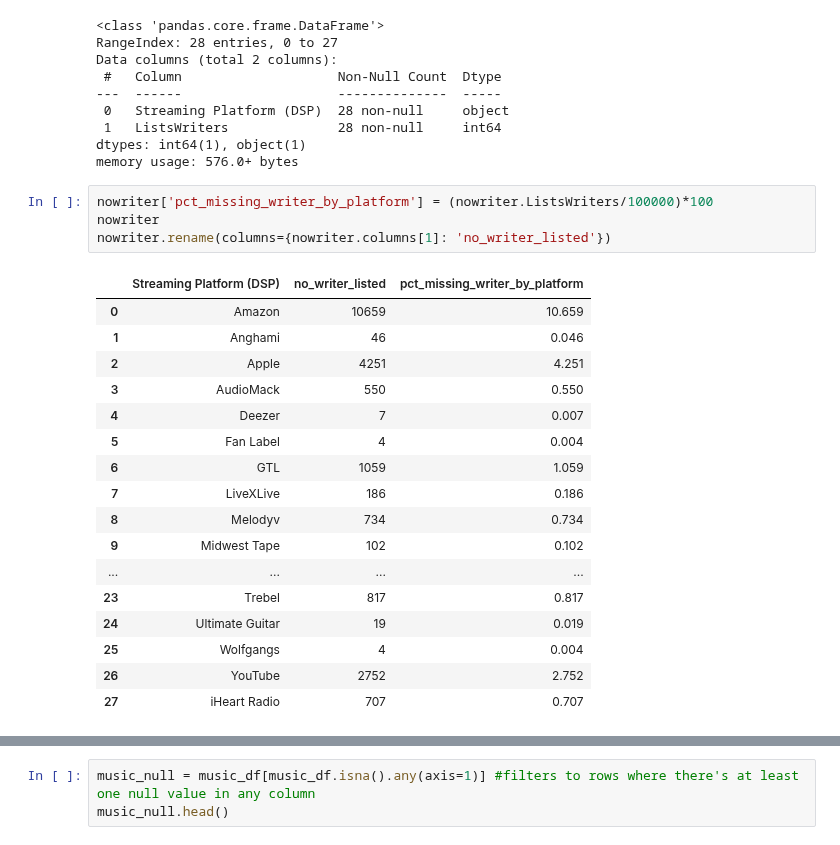
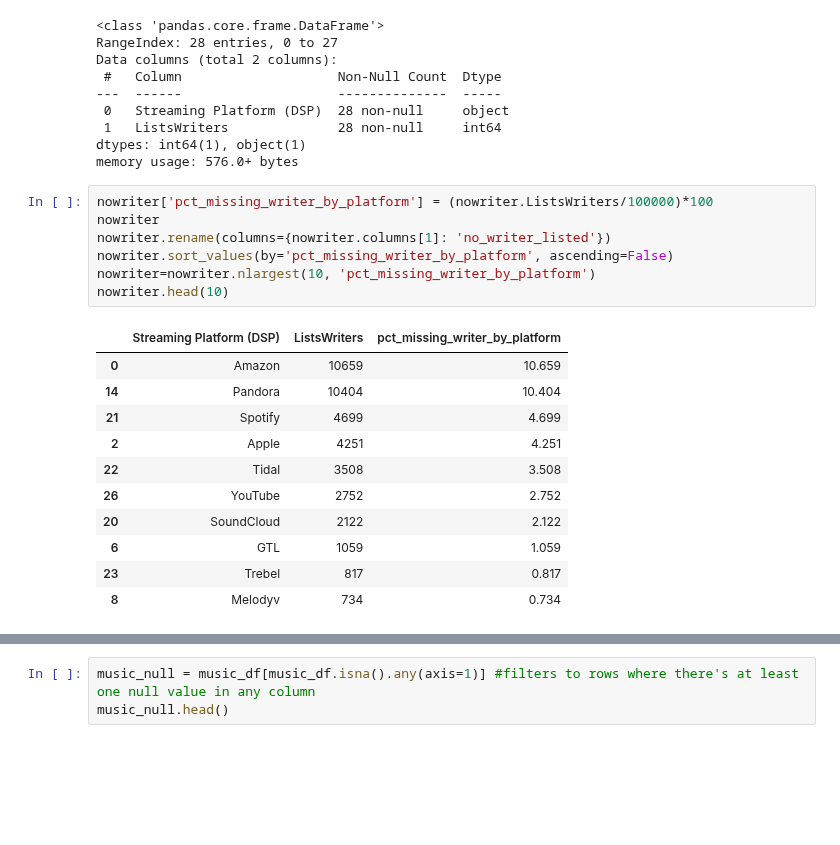
Before and after one commit to NSS-Data-Analytics-Cohort-6/mlc-project-count-dracula, a Jupyter notebook: notebooks/MLC_new.ipynb, the cells around one changed output, grey strips where cells are left out. Cells and saved outputs as stored; diff of their text form; blank space fills up the shorter version.

```diff
--- a/notebooks/MLC_new.ipynb
+++ b/notebooks/MLC_new.ipynb
@@ -66,22 +66,19 @@ memory usage: 576.0+ bytes
 # %%
 nowriter['pct_missing_writer_by_platform'] = (nowriter.ListsWriters/100000)*100
 nowriter
 nowriter.rename(columns={nowriter.columns[1]: 'no_writer_listed'})
+nowriter.sort_values(by='pct_missing_writer_by_platform', ascending=False)
+nowriter=nowriter.nlargest(10, 'pct_missing_writer_by_platform')
+nowriter.head(10)
 # %% [output]
-|  | Streaming Platform (DSP) | no_writer_listed | pct_missing_writer_by_platform |
+|  | Streaming Platform (DSP) | ListsWriters | pct_missing_writer_by_platform |
 | 0 | Amazon | 10659 | 10.659 |
-| 1 | Anghami | 46 | 0.046 |
+| 14 | Pandora | 10404 | 10.404 |
+| 21 | Spotify | 4699 | 4.699 |
 | 2 | Apple | 4251 | 4.251 |
-| 3 | AudioMack | 550 | 0.550 |
-| 4 | Deezer | 7 | 0.007 |
-| 5 | Fan Label | 4 | 0.004 |
+| 22 | Tidal | 3508 | 3.508 |
+| 26 | YouTube | 2752 | 2.752 |
+| 20 | SoundCloud | 2122 | 2.122 |
 | 6 | GTL | 1059 | 1.059 |
-| 7 | LiveXLive | 186 | 0.186 |
+| 23 | Trebel | 817 | 0.817 |
 | 8 | Melodyv | 734 | 0.734 |
-| 9 | Midwest Tape | 102 | 0.102 |
-| ... | ... | ... | ... |
-| 23 | Trebel | 817 | 0.817 |
-| 24 | Ultimate Guitar | 19 | 0.019 |
-| 25 | Wolfgangs | 4 | 0.004 |
-| 26 | YouTube | 2752 | 2.752 |
-| 27 | iHeart Radio | 707 | 0.707 |
```
Also changed, not shown: parts of 4 cells of this notebook.
